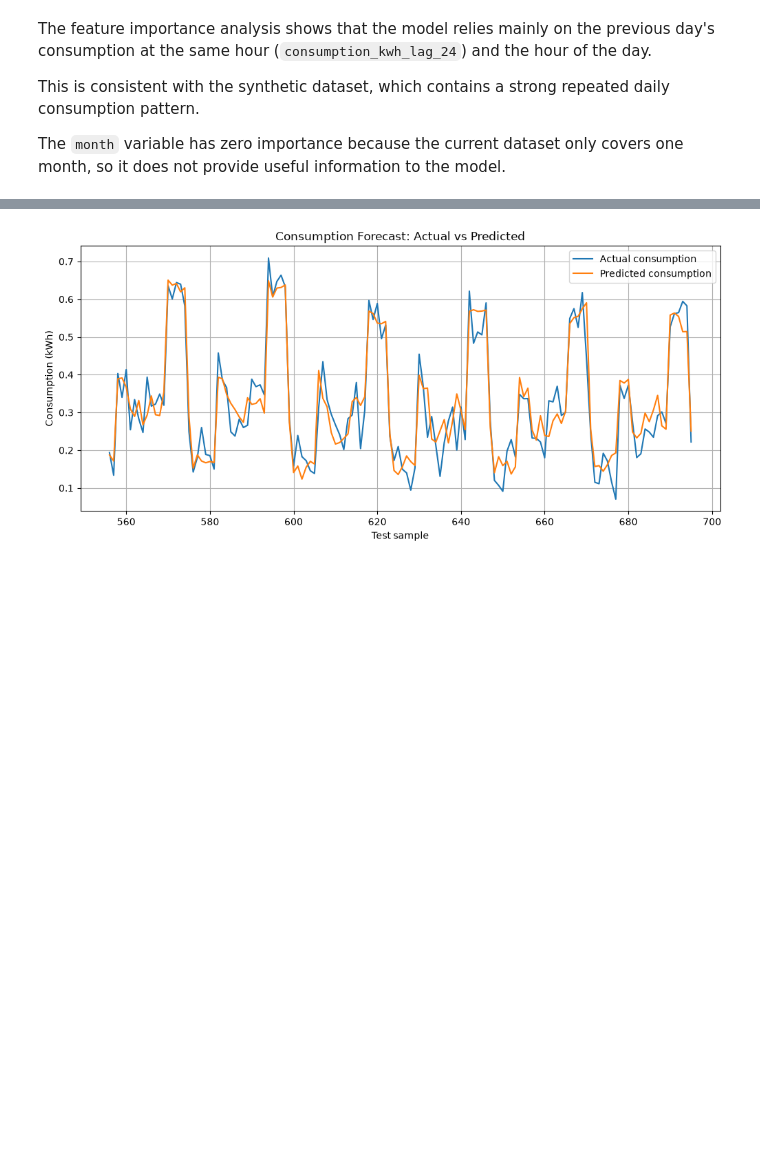
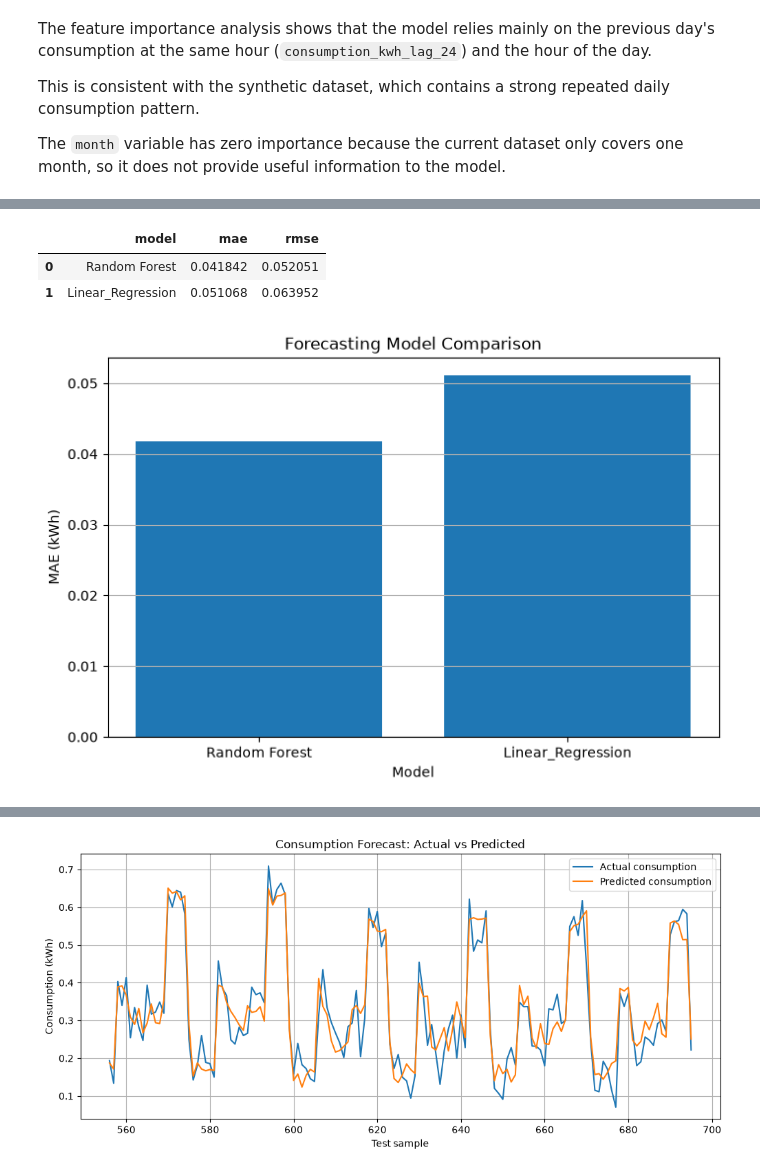
Before and after one commit to Jcsantoyo/electricity-consumption-solar-optimizer, a Jupyter notebook: notebooks/04_consumption_forecasting.ipynb, the cells around one changed output, grey strips where cells are left out. Saved outputs shown, nothing was run; the diff lists cells and outputs as text; code cells hidden in the pictures; blank space fills up the shorter version.

Commit message:
Add forecasting model comparison to notebook

```diff
--- a/notebooks/04_consumption_forecasting.ipynb
+++ b/notebooks/04_consumption_forecasting.ipynb
@@ -124,0 +134,23 @@ The `month` variable has zero importance because the current dataset only covers
+# %%
+comparison_df = compare_forecasting_models(df)
+
+comparison_df
+# %% [output]
+|  | model | mae | rmse |
+| 0 | Random Forest | 0.041842 | 0.052051 |
+| 1 | Linear_Regression | 0.051068 | 0.063952 |
+# %%
+plt.figure(figsize=(8, 5))
+
+plt.bar(
+    comparison_df["model"],
+    comparison_df["mae"]
+)
+
+plt.title("Forecasting Model Comparison")
+plt.xlabel("Model")
+plt.ylabel("MAE (kWh)")
+plt.grid(axis="y")
+plt.show()
+# %% [output]
+[figure, added]
```
Also changed, not shown: parts of 3 cells of this notebook.
